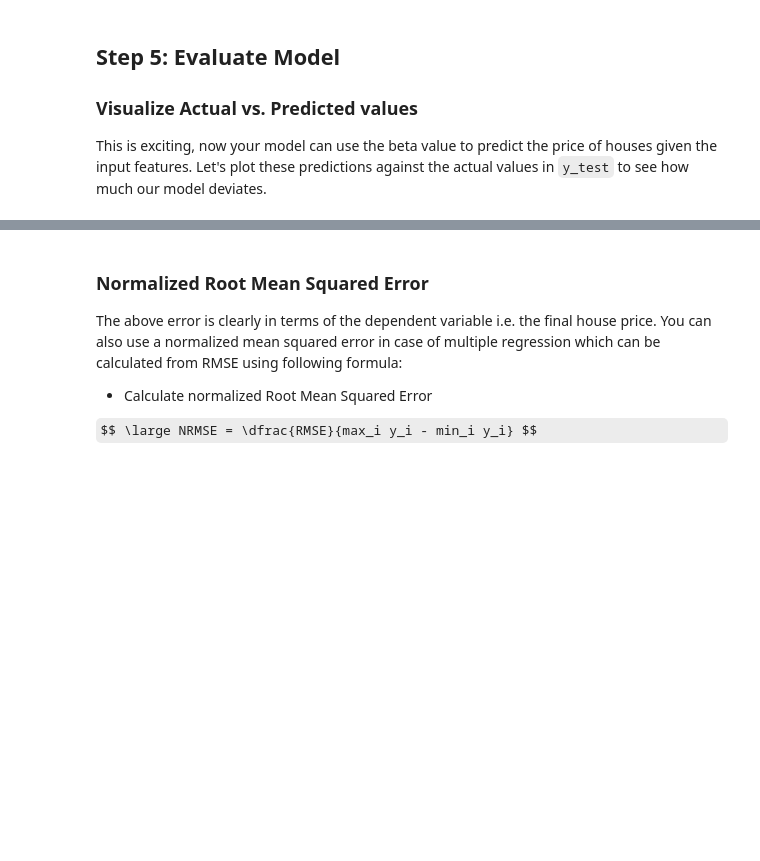
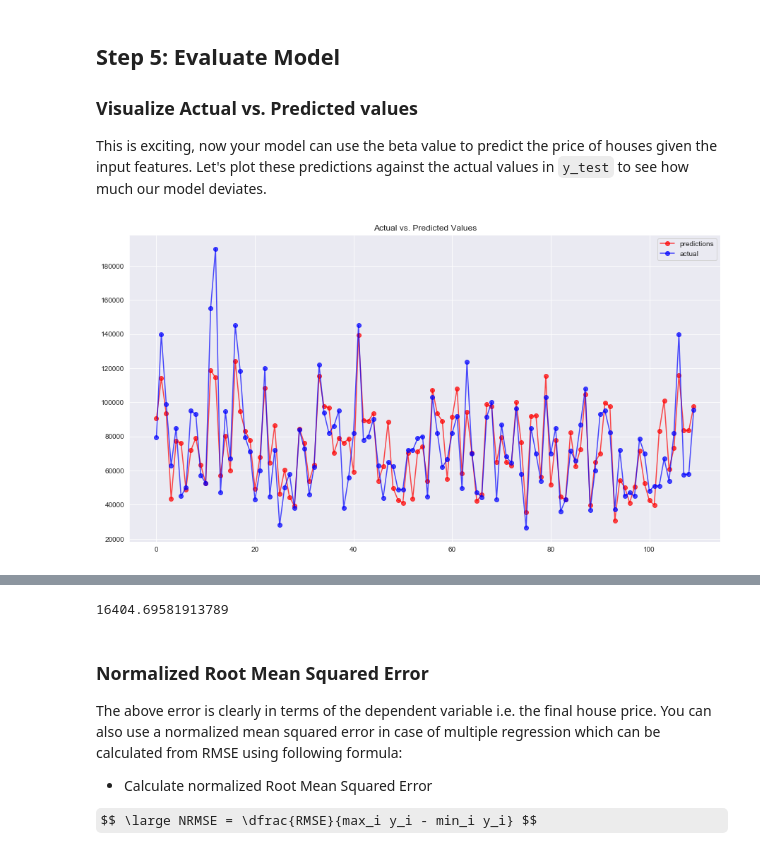
Before and after one commit to magnawhale/dsc-linalg-regression-lab-online-ds-ft-051319, a Jupyter notebook: index.ipynb, the cells around one changed output, grey strips where cells are left out. Cells and saved outputs as stored; diff of their text form; code cells hidden in the pictures; some formulas as TeX source; blank space fills up the shorter version.

```diff
--- a/index.ipynb
+++ b/index.ipynb
@@ -90,0 +131,5 @@ Explore NumPy's official documentation to manually split a dataset using `numpy.
+# %%
+y_train = train[:,-1]
+y_test = test[:,-1]
+x_train = train[:, 0:-1]
+x_test = test[:,0:-1]
@@ -106,3 +151,6 @@ With $X$ and $y$ in place, you can now compute your beta values with $x_\text{tr
 
 * Using numpy operations (transpose, inverse) that we saw earlier, compute the above equation in steps.
 * Print your beta values
+# %%
+beta_train = np.linalg.inv((x_train.T.dot(x_train))).dot(x_train.T.dot(y_train))
+print(beta_train)
@@ -134,0 +181,5 @@ $\hat{y} = x\beta = \beta_0 + \beta_1 x_1 +  \beta_2 x_2 + \ldots + \beta_m x_m
+# %%
+y_pred=[]
+
+for row in x_test:
+    y_pred.append(row.dot(beta_train))
@@ -137,6 +192,20 @@ $\hat{y} = x\beta = \beta_0 + \beta_1 x_1 +  \beta_2 x_2 + \ldots + \beta_m x_m
 
 ### Visualize Actual vs. Predicted values
 This is exciting, now your model can use the beta value to predict the price of houses given the input features. Let's plot these predictions against the actual values in `y_test` to see how much our model deviates.
+# %%
+import matplotlib.pyplot as plt
+import seaborn as sns
+%matplotlib inline
+sns.set_style('darkgrid')
+# %%
+plt.figure(figsize=(15,8))
+plt.plot(y_pred, label='predictions', color='red', marker='o', alpha=.7)
+plt.plot(y_test, label='actual', color='blue', marker='o', alpha=.7)
+plt.title('Actual vs. Predicted Values')
+plt.legend()
+plt.show();
+# %% [output]
+[figure, added]
 # %%
 # Plot predicted and actual values as line plots
 # %% [markdown]
@@ -151,6 +220,14 @@ $$ \large RMSE = \sqrt{\sum^N_{i=1}\dfrac{ (\text{Predicted}_i-\text{Actual}_i)^
 * Initialize an empty array `err`
 * for each row in `y_test` and `y_pred`, take the squared difference and append error for each row in the `err` array
 * Calculate $RMSE$ from `err` using the formula shown above.
+# %%
+err = []
+for row in range(0,len(y_test)):
+    err.append((((y_pred[row]-y_test[row])**2)/len(y_test)))
+rmse = np.sqrt(sum(err))
+rmse
+# %% [output]
+16404.69581913789
 # %%
 # Calculate RMSE
 
```
Also changed, not shown: parts of 36 cells of this notebook.
